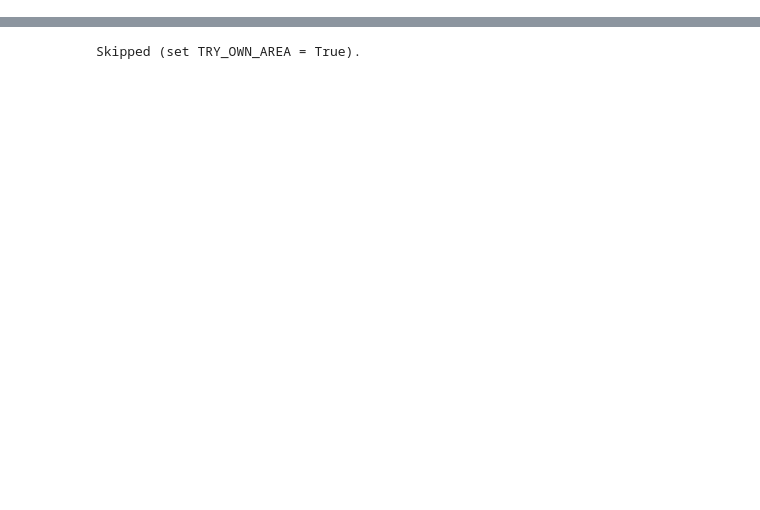
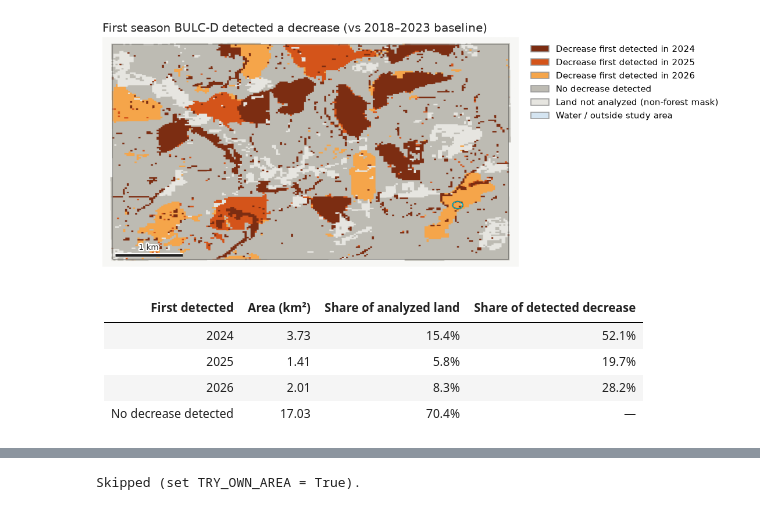
Before and after one commit to eMapR/bulcd-early-detection, a Jupyter notebook: notebooks/testsite_demo.ipynb, the cells around one changed output, grey strips where cells are left out. Cells and saved outputs as stored; diff of their text form; code cells hidden in the pictures; blank space fills up the shorter version.

```diff
--- a/notebooks/testsite_demo.ipynb
+++ b/notebooks/testsite_demo.ipynb
@@ -329,0 +217,16 @@ Skipped (set TRY_OWN_AREA = True).
+# %%
+TIMING_YEARS = [2024, 2025, 2026]
+seasons = {y: outputs.load_precomputed(PRECOMPUTED_FOLDER, f"testsite_timing{y}_base2018_2023_v1", bands=outputs.TIMING_BANDS)[0]
+           for y in TIMING_YEARS}
+timing = outputs.combine_season_timing(seasons)
+report.detection_year_map(timing, AREA, frame, bbox, "First season BULC-D detected a decrease (vs 2018–2023 baseline)", token,
+                          TIMING_YEARS, save_to=out_dir / "first_detected_season.png", marker=INSPECT_PIXEL)
+display(Markdown(report.detection_year_table(timing, AREA.geometry, TIMING_YEARS)))
+# %% [output]
+[figure, added]
+| First detected | Area (km²) | Share of analyzed land | Share of detected decrease |
+|---|---:|---:|---:|
+| 2024 | 3.73 | 15.4% | 52.1% |
+| 2025 | 1.41 | 5.8% | 19.7% |
+| 2026 | 2.01 | 8.3% | 28.2% |
+| No decrease detected | 17.03 | 70.4% | — |
```
Also changed, not shown: parts of 61 cells of this notebook, 15 other files.
